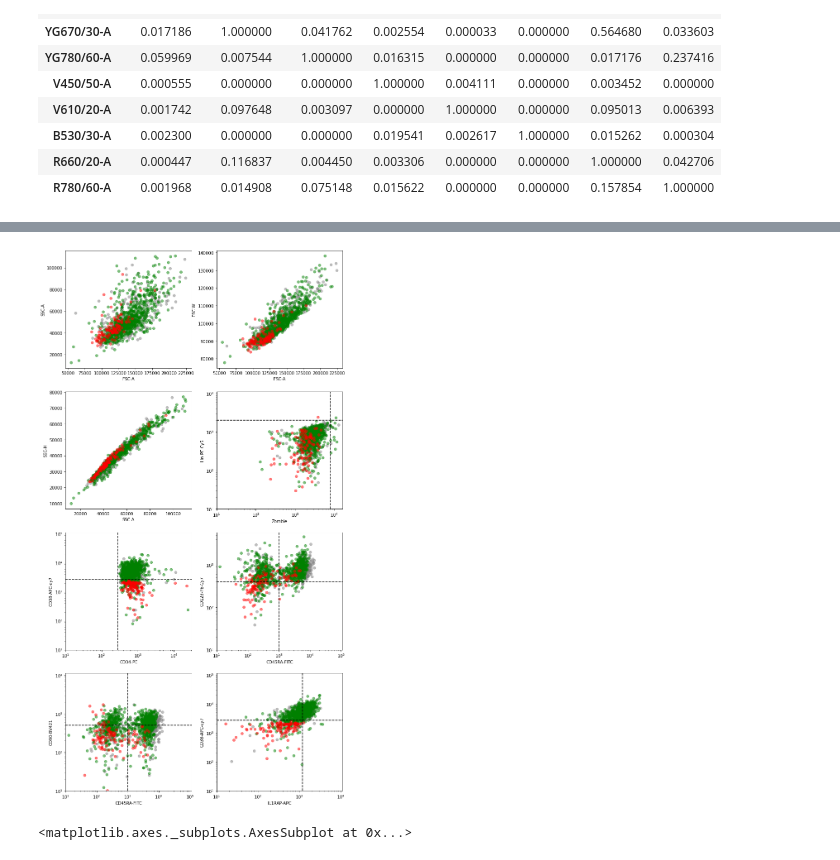
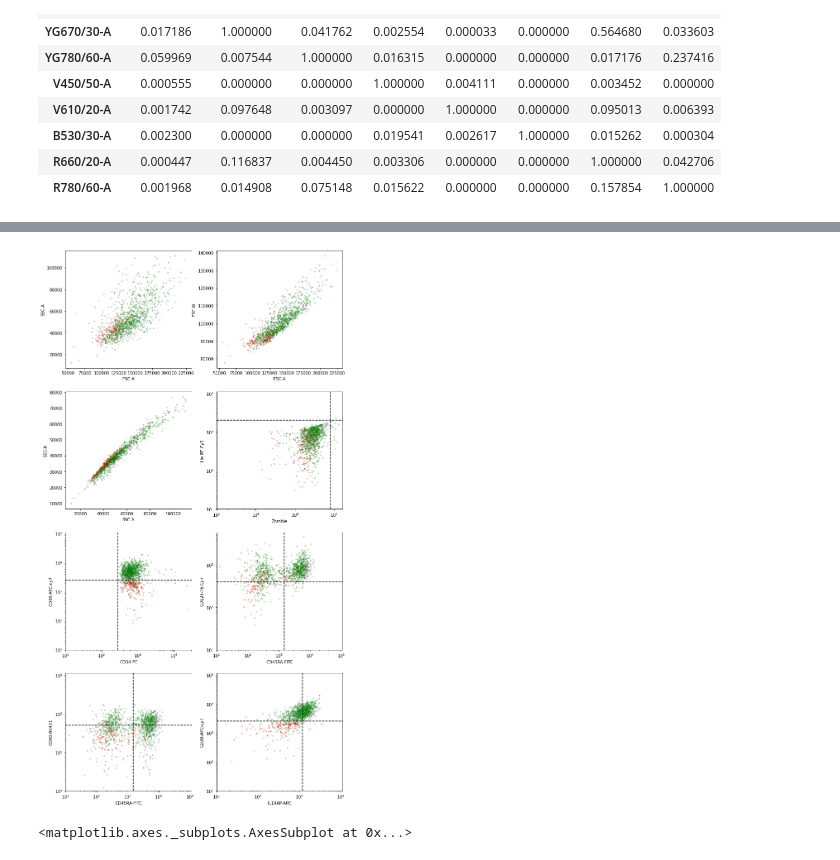
Before and after one commit to AnnatinaSchnegg/AS_amplicons, a Jupyter notebook: Code/Index - RN CD34 sort test code.ipynb, the cells around one changed output, grey strips where cells are left out. Drawn from its saved outputs; the diff is of its cells as text; code cells hidden in the pictures.

```diff
--- a/Code/Index - RN CD34 sort test code.ipynb
+++ b/Code/Index - RN CD34 sort test code.ipynb
@@ -252,6 +252,10 @@ plt.close() #comment out to view comp plots
 #Combine all data or data_comp df into a single large df for gating
 CD34_alldata = data_dict['not_seq'].append(data_dict['AS-197'], ignore_index=True).append(data_dict['AS-198'], ignore_index=True).append(data_dict['AS-201'], ignore_index=True)
 CD34_alldata_comp = data_dict_comp['not_seq'].append(data_dict_comp['AS-197'], ignore_index=True).append(data_dict_comp['AS-198'], ignore_index=True).append(data_dict_comp['AS-201'], ignore_index=True)
+
+#Add column to combine plate and well
+CD34_alldata['Plate_Well'] = CD34_alldata['Plate'].astype(str) + '_' + CD34_alldata['Well'].astype(str)
+CD34_alldata_comp['Plate_Well'] = CD34_alldata_comp['Plate'].astype(str) + '_' + CD34_alldata_comp['Well'].astype(str)
 # %%
 #QC step Check number of cells in each df - why is there a cell missing in plate AS-197?
 for key, value in data_dict.items():
@@ -389,43 +393,43 @@ sourcedata['Colour'] = sourcedata['Plate'].replace(palette)
 gate_loc = {
     'Lin-PE-Cy5': 2000,
     'CD34-PE': 280 ,
-    'CD38-APC-cy7': 2700 ,
-    'CD45RA-FITC': 1000 ,
+    'CD38-APC-cy7': 2500 ,
+    'CD45RA-FITC': 1500 ,
     'CD123-PE-Cy7': 400,
     'Zombie': 8000,
     'IL1RAP-APC': 1200,
     'CD90-BV421': 500,
 }
 
 #Which fluorophores are on a log scale
 logs = ['Lin-PE-Cy5', 'CD34-PE','CD38-APC-cy7', 'CD45RA-FITC','CD123-PE-Cy7','Zombie', 'IL1RAP-APC', 'CD90-BV421' ]
 
 fix, axs = plt.subplots(4,2, figsize = (12,24))
 axs = axs.ravel()
 fig.subplots_adjust(hspace = 0.3, wspace=.3)
 
 for ax,y in zip(axs, plot_list):
     x_label = y[0]
     y_label = y[1]
-    ax.scatter(sourcedata[x_label] + 11, sourcedata[y_label] + 11, alpha = 0.5, c = sourcedata['Colour'])
+    ax.scatter(sourcedata[x_label] + 11, sourcedata[y_label] + 11, alpha = 0.3, c = sourcedata['Colour'], s = 5)
     ax.set_xlabel(x_label)
     ax.set_ylabel(y_label)
     if x_label in logs:
         ax.set_xscale('log')
         ax.set_xlim(left = 10)
     if y_label in logs:
         ax.set_yscale('log')
         ax.set_ylim(bottom = 10)
     if x_label in gate_loc:
         ax.axvline(gate_loc[x_label], ls = '--', c = 'k')
     if y_label in gate_loc:
         ax.axhline(gate_loc[y_label], ls = '--', c = 'k')
 
     ax.autoscale_view()
 
 fig.tight_layout()
 # %% [output]
-[figure, old version]
+[figure, new version]
 # %%
 sns.distplot(sourcedata['Lin-PE-Cy5'])
 # %% [output]
```
Also changed, not shown: parts of 17 cells of this notebook, 4 other files.
